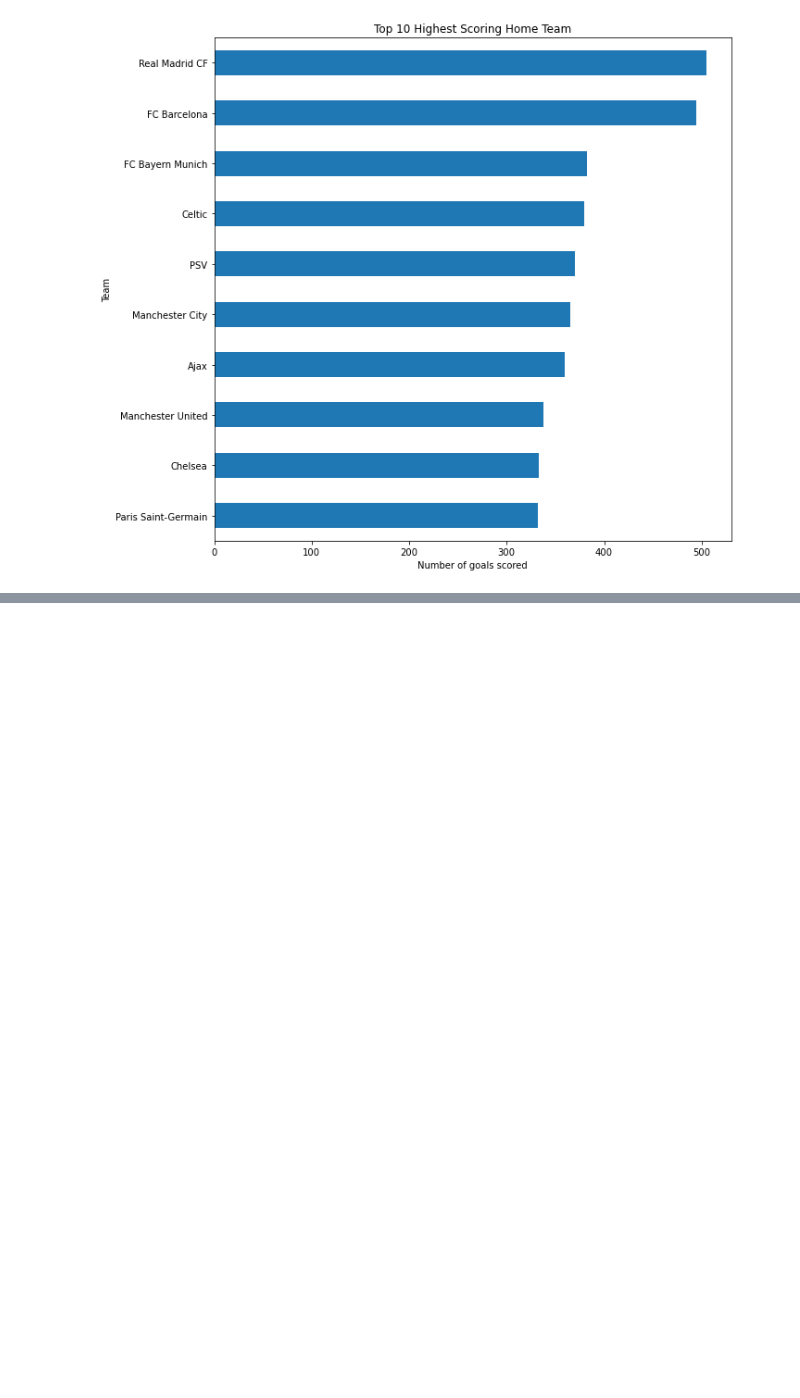
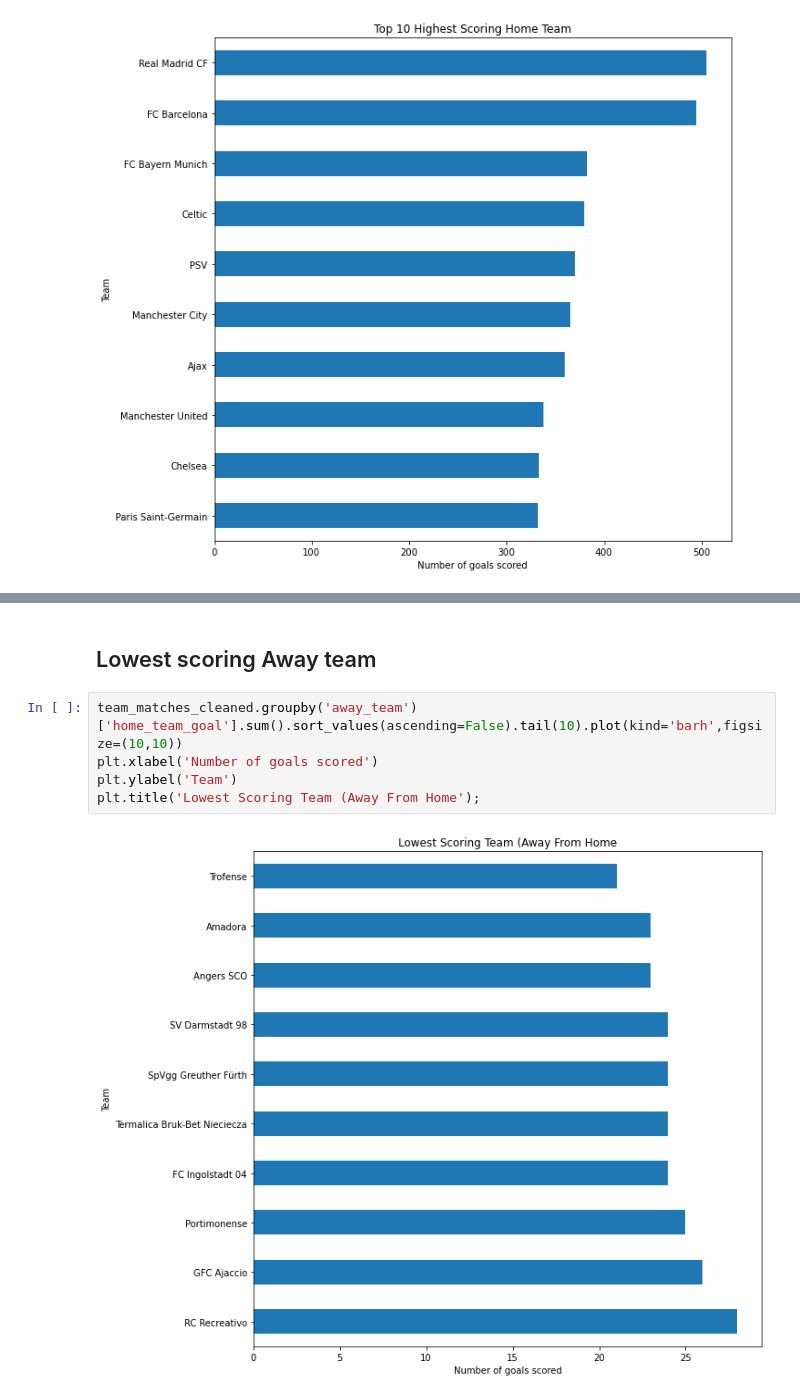
Before and after one commit to tunji-dev/Udacity_Data_Analyst_Nanodegree, a Jupyter notebook: project_2_investigate_soccer_dataset/soccer_dataset.ipynb, the cells around one changed output, grey strips where cells are left out. Cells and saved outputs as stored; diff of their text form; blank space fills up the shorter version.

```diff
--- a/project_2_investigate_soccer_dataset/soccer_dataset.ipynb
+++ b/project_2_investigate_soccer_dataset/soccer_dataset.ipynb
@@ -474,0 +502,9 @@ plt.title('Top 10 Highest Scoring Home Team');
+# %% [markdown]
+## Lowest scoring Away team
+# %%
+team_matches_cleaned.groupby('away_team')['home_team_goal'].sum().sort_values(ascending=False).tail(10).plot(kind='barh',figsize=(10,10))
+plt.xlabel('Number of goals scored')
+plt.ylabel('Team')
+plt.title('Lowest Scoring Team (Away From Home');
+# %% [output]
+[figure, added]
```
Also changed, not shown: parts of 6 cells of this notebook.
